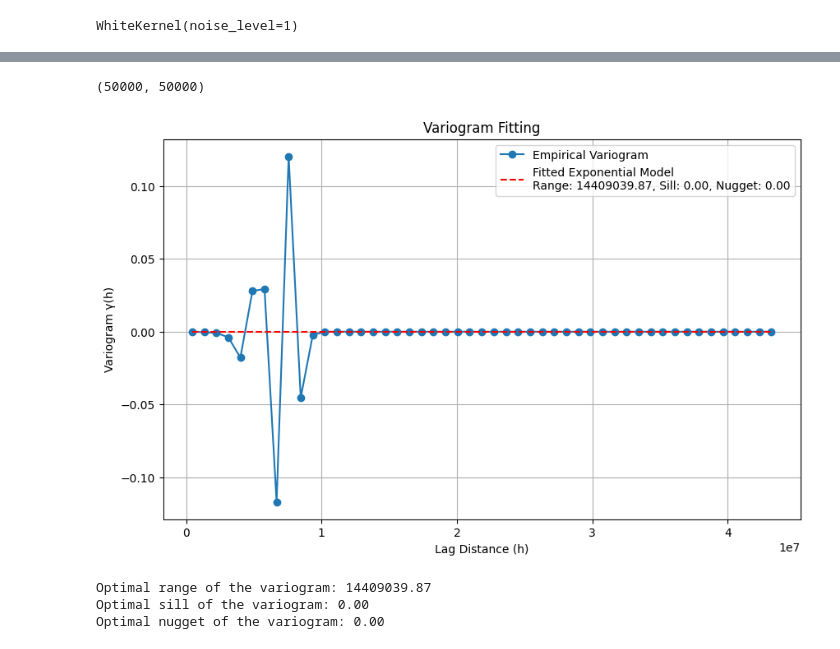
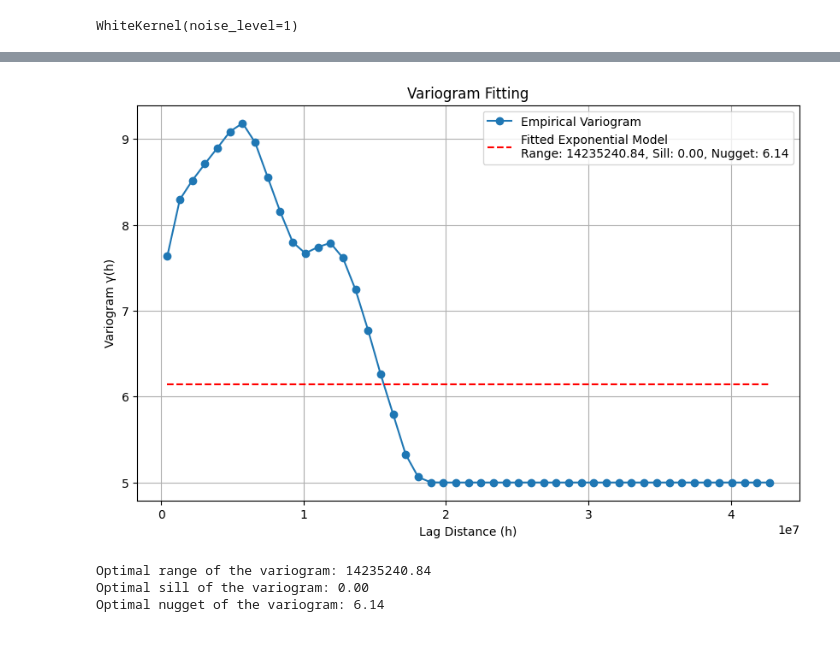
Before and after one commit to csc7/Probabilistic_Programming, a Jupyter notebook: GP_General.ipynb, the cells around one changed output, grey strips where cells are left out. Cells and saved outputs as stored; diff of their text form; code cells hidden in the pictures.

```diff
--- a/GP_General.ipynb
+++ b/GP_General.ipynb
@@ -39,13 +43,17 @@ X_train = np.linspace(-1000, 1000, 11).reshape(-1, 1)  # 10 training points
 # RBF kernel function
 def rbf_kernel(x1, x2, length_scale, variance):
     sqdist = np.sum((x1 - x2)**2)
+    #dists = cdist(x1, x2, 'euclidean')**2
     return variance * np.exp(-0.5 * sqdist / length_scale**2)
+    #return variance * np.exp(-0.5 * dists / length_scale**2)
 
 # Matern kernel function
 def matern_kernel(x1, x2, length_scale, nu, variance):
 
     # Calculate the Euclidean distance between points
-    d = np.sqrt(np.sum((x1 - x2)**2, axis=-1))
+    #d = np.sqrt(np.sum((x1 - x2)**2, axis=-1))
+    d = np.linalg.norm(np.array(x1) - np.array(x2))
+    #d = cdist(x1, x2, 'euclidean')
 
     # Special case where nu is large (approximates RBF kernel)
     if nu == np.inf:
@@ -634,7 +704,0 @@ NameError: name 'tr_i_for_cov' is not defined
-# %%
-#dist = cdist(coords, coords)
-gamma = cov_matrix[0, 0] - cov_matrix
-reflectivity.flatten().shape
-dists.shape
-# %% [output]
-(50000, 50000)
@@ -641,20 +722,15 @@ dists.shape
 # %%
-# Required libraries from SciPy
-from scipy.spatial.distance import pdist, squareform
-from scipy.optimize import curve_fit, minimize
+# Computation of distance matrix between coordinates
 
-# Computation of distance matrix between coordinates
-#coords = np.array([(t, x) for t in range(int(nt/10)) for x in range(int(nz/10))]) # Manually divided by 10 to reduce the points
-#dists = squareform(pdist(coords, 'euclidean'))
 dists = cdist(coords, coords, 'euclidean')**2
 #dists = np.zeros((len(coords),1))
 #for i in range (len(coords)):
 #    for j in range (len(coords)):
 #        dists[i] = np.sqrt(np.sum((coords[i] - coords[j])**2, axis=-1))
 
-# Computation of empirical variogram
-#cov_matrix = np.exp(-dists / 10.0)  # synthetic covariance matrix # Assuming the covariance matrix is already computed (cov_matrix)
-gamma = cov_matrix[0, 0] - cov_matrix
+# Computation of empirical variogram or using covariance matrix from previous steps
+#cov_matrix = np.exp(-dists / 10.0)
+gamma = cov_matrix_sgs[0, 0] - cov_matrix_sgs
 
 # Binning of offsets and computation of the average variogram for each bin
 max_dist = np.max(dists)
@@ -675,25 +751,6 @@ for i in range(1, len(bins)):
 bin_means = np.array(bin_means)
 bin_centers = np.array(bin_centers)
 
-
-# Functions to fit a variogram model to the empirical variogram
-
-def exponential_variogram(h, sill, range_, nugget):
-    return nugget + sill * (1.0 - np.exp(-h / range_))
-
-def spherical_variogram(h, sill, range_, nugget):
-    return np.where(h <= range_, nugget + sill * (1.5 * (h / range_) - 0.5 * (h / range_)**3), nugget + sill)
-
-def gaussian_variogram(h, sill, range_, nugget):
-    return nugget + sill * (1 - np.exp(-(h**2) / (range_**2)))
-
-# Define the loss function to minimize (Sum of Squared Errors)
-def variogram_loss(params, h, gamma):
-    sill, range_, nugget = params
-    model_values = exponential_variogram(h, sill, range_, nugget)
-    return np.sum((gamma - model_values) ** 2)  # Sum of squared errors
-
-
 # Initialization of values for nugget, sill, and range
 initial_sill = bin_means.max()
 initial_range = np.max(bin_centers) / 3  # A third of the maximum distance to start
@@ -702,43 +759,44 @@ initial_nugget = bin_means.min()
 #initial_sill = 50#np.var(gamma)
 #initial_range = 50
 
+
 # Fitting of the variogram model
+
 #popt, _ = curve_fit(gaussian_variogram, bin_centers, bin_means, p0=[initial_sill, initial_range, initial_nugget])
 #sill_opt, range_opt, nugget_opt = popt
 
 # Bounds for optimization: (lower bound, upper bound)
 bounds = [(0, None), (0, None), (0, None)]  # Ensure non-negative values for sill, range, and nugget
 
 # Minimization of the loss function with bounds
 result = minimize(variogram_loss, [initial_sill, initial_range, initial_nugget],
                   args=(bin_centers, bin_means), bounds=bounds)
 sill_opt, range_opt, nugget_opt = result.x
 
 # Computation of the fitted variogram model
 fitted_variogram = gaussian_variogram(bin_centers, sill_opt, range_opt, nugget_opt)
-
 
 # Plot of fitted variogram model with sill and nugget
 plt.figure(figsize=(10, 6))
 plt.plot(bin_centers, bin_means, 'o-', label='Empirical Variogram')
 #plt.plot(bin_centers, gaussian_variogram(bin_centers, sill_opt, range_opt, nugget_opt), 'r-',
 #         label=f'Fitted Exponential Model (Range={range_opt:.2f}, Sill={sill_opt:.2f}, Nugget={nugget_opt:.2f})')
 plt.plot(bin_centers, fitted_variogram, 'r--', label=f'Fitted Exponential Model\nRange: {range_opt:.2f}, Sill: {sill_opt:.2f}, Nugget: {nugget_opt:.2f}')
 plt.xlabel('Lag Distance (h)')
 plt.ylabel('Variogram γ(h)')
 plt.title('Variogram Fitting')
 plt.legend()
 plt.grid(True)
 plt.show()
 
 # Display of optimal range, sill, and nugget
 print(f"Optimal range of the variogram: {range_opt:.2f}")
 print(f"Optimal sill of the variogram: {sill_opt:.2f}")
 print(f"Optimal nugget of the variogram: {nugget_opt:.2f}")
 # %% [output]
-[figure, old version]
+[figure, new version]
-Optimal range of the variogram: 14409039.87
+Optimal range of the variogram: 14235240.84
 Optimal sill of the variogram: 0.00
-Optimal nugget of the variogram: 0.00
+Optimal nugget of the variogram: 6.14
 # %%
 # QC with skgstat (SciKit gstat)
```
Also changed, not shown: parts of 39 cells of this notebook.
